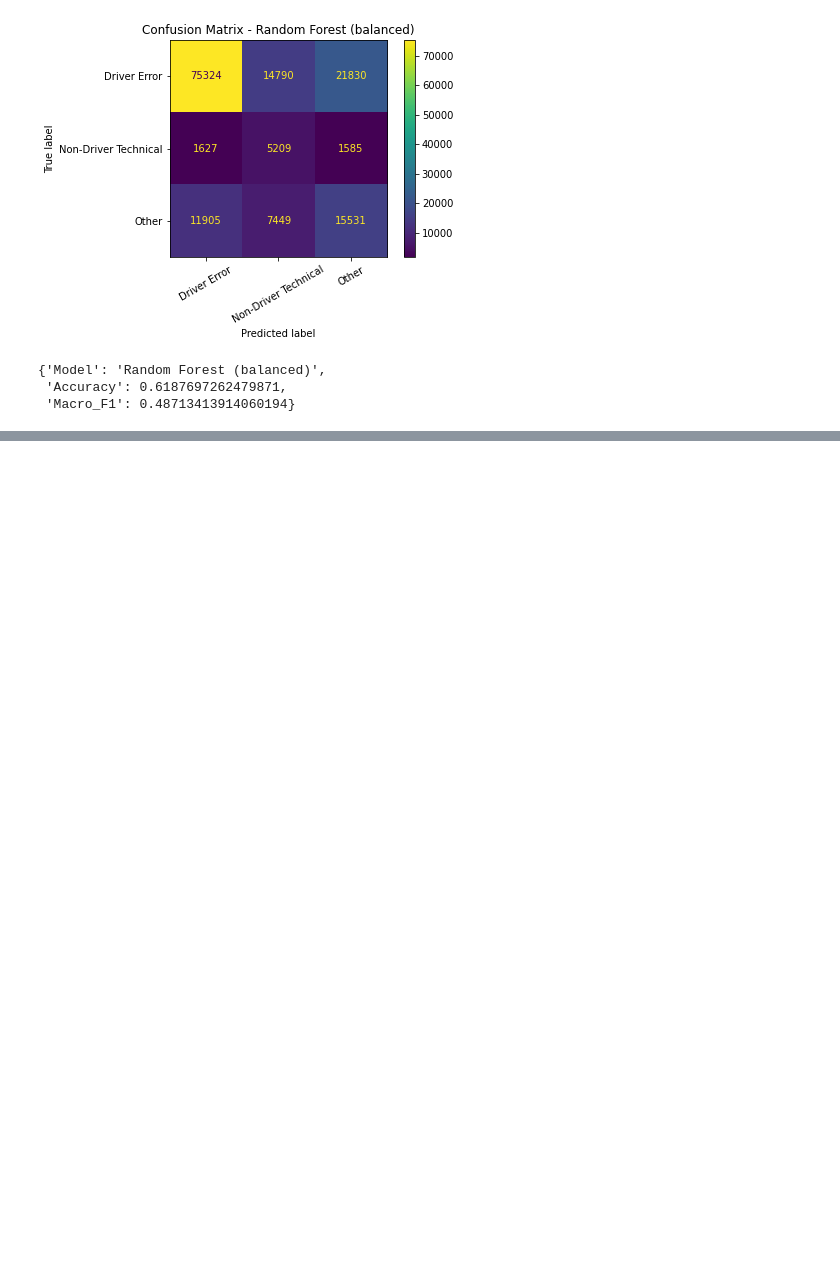
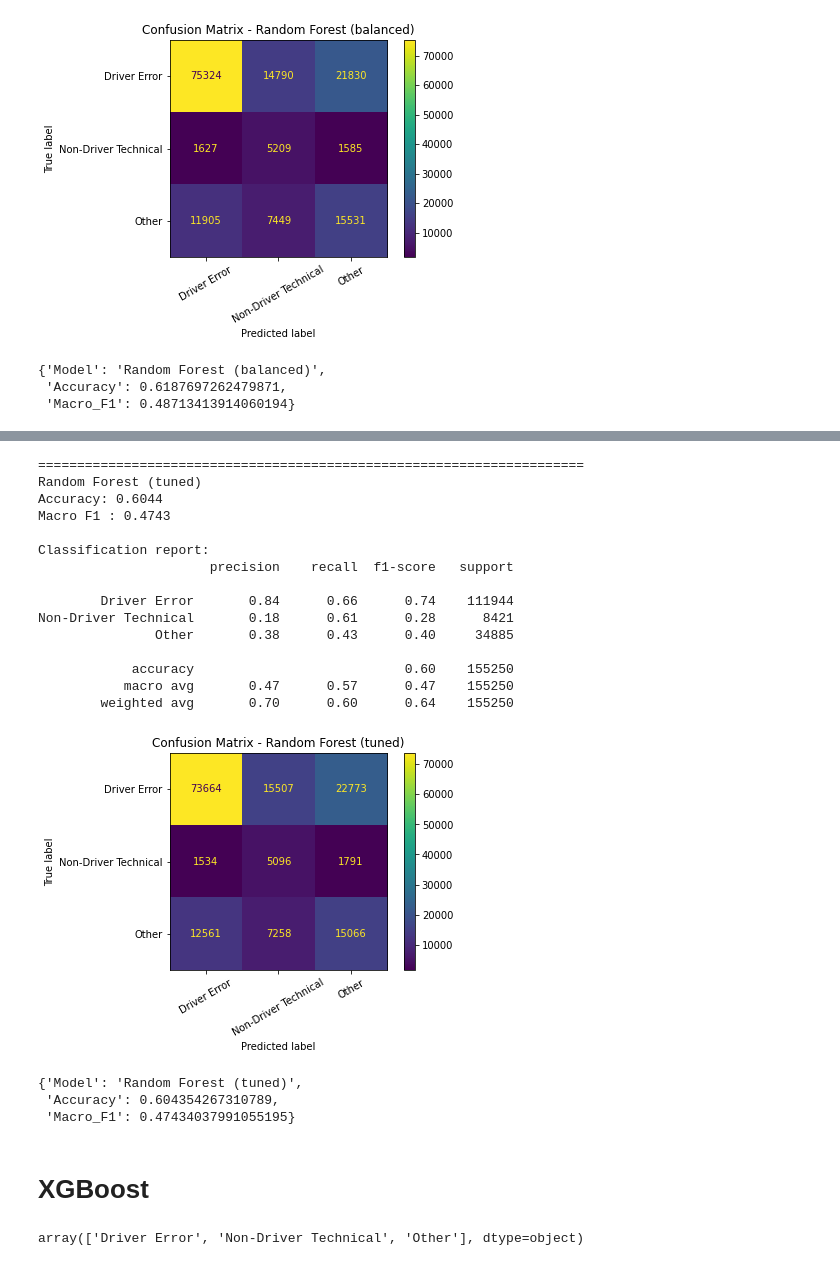
Before and after one commit to hellenmureithi/Phase_4_project, a Jupyter notebook: Notebooks/fredrick.ipynb, the cells around one changed output, grey strips where cells are left out. Drawn from its saved outputs; the diff is of its cells as text; code cells hidden in the pictures; blank space fills up the shorter version.

```diff
--- a/Notebooks/fredrick.ipynb
+++ b/Notebooks/fredrick.ipynb
@@ -467,0 +559,47 @@ Non-Driver Technical       0.19      0.62      0.29      8421
+# %%
+rf_pipe_tuned = Pipeline(steps=[
+    ("preprocess", preprocessor),
+    ("model", RandomForestClassifier(
+        n_estimators=300,
+        max_depth=8,               # shallow on purpose
+        min_samples_leaf=200,
+        max_features=0.25,         # critical change
+        bootstrap=True,
+        class_weight="balanced_subsample",
+        n_jobs=-1,
+        random_state=42
+    ))
+])
+evaluate("Random Forest (tuned)", rf_pipe_tuned)
+# %% [output]
+======================================================================
+Random Forest (tuned)
+Accuracy: 0.6044
+Macro F1 : 0.4743
+
+Classification report:
+                      precision    recall  f1-score   support
+
+        Driver Error       0.84      0.66      0.74    111944
+Non-Driver Technical       0.18      0.61      0.28      8421
+               Other       0.38      0.43      0.40     34885
+
+            accuracy                           0.60    155250
+           macro avg       0.47      0.57      0.47    155250
+        weighted avg       0.70      0.60      0.64    155250
+[figure, added]
+{'Model': 'Random Forest (tuned)',
+ 'Accuracy': 0.604354267310789,
+ 'Macro_F1': 0.47434037991055195}
+# %% [markdown]
+# XGBoost
+# %%
+from sklearn.preprocessing import LabelEncoder
+
+le = LabelEncoder()
+y_encoded = le.fit_transform(y)
+
+class_names = le.classes_
+class_names
+# %% [output]
+array(['Driver Error', 'Non-Driver Technical', 'Other'], dtype=object)
```
Also changed, not shown: parts of 16 cells of this notebook.
